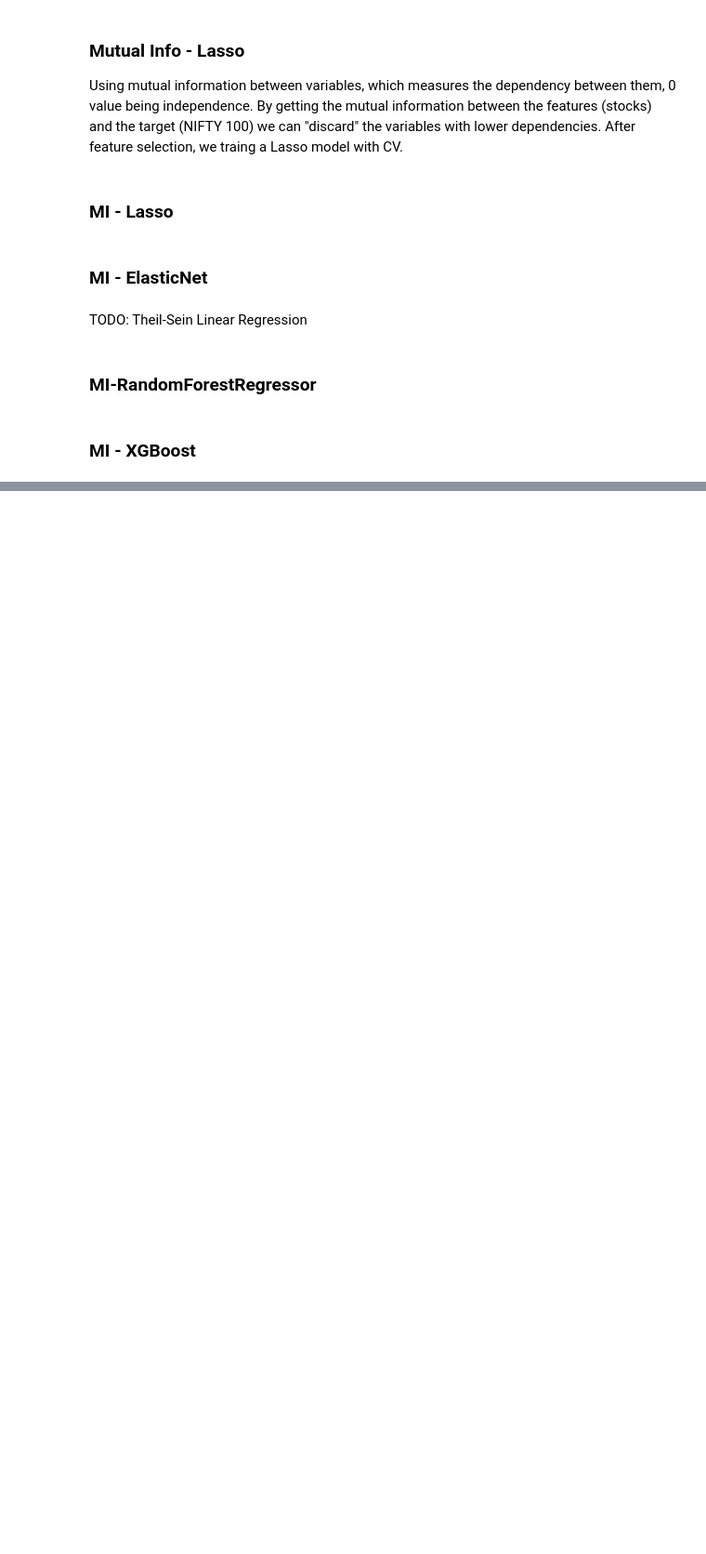
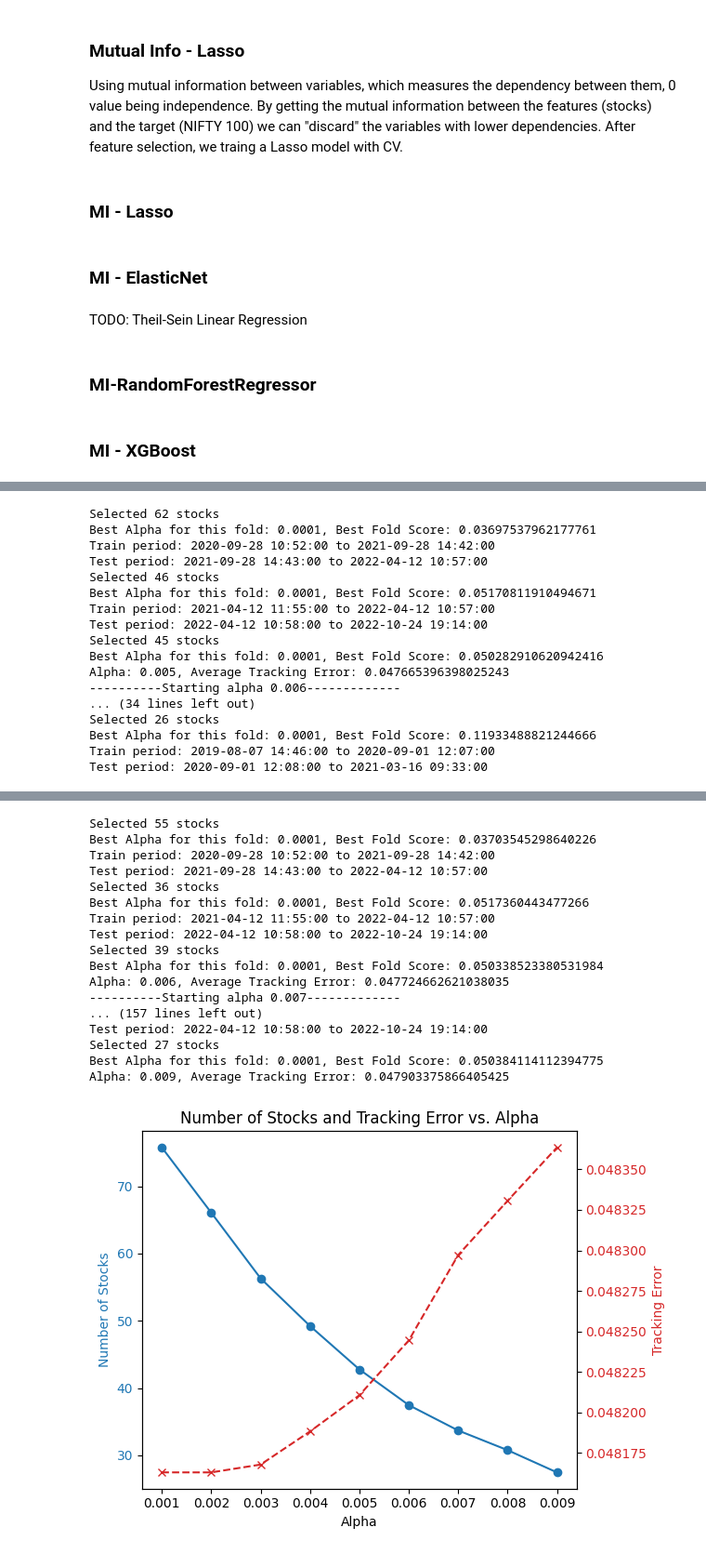
Before and after one commit to dbriito13/CSCA5622, a Jupyter notebook: nifty-50-partial-replication.ipynb, the cells around one changed output, grey strips where cells are left out. Shown: that part at 93% size. Cells and saved outputs as stored; diff of their text form; code cells hidden in the pictures; blank space fills up the shorter version.

```diff
--- a/nifty-50-partial-replication.ipynb
+++ b/nifty-50-partial-replication.ipynb
@@ -711,3 +711,6 @@ df_total_returns = df_total_z.pct_change().dropna()
 df_total_returns = 100*df_total_returns
 X = df_total_returns.drop(columns=['NIFTY_100'])
 y = df_total_returns['NIFTY_100']
+# %%
+Lasso_Lasso_plot(X,y)
+# %% [output]
@@ -713,0 +822,17 @@ y = df_total_returns['NIFTY_100']
+Selected 62 stocks
+Best Alpha for this fold: 0.0001, Best Fold Score: 0.03697537962177761
+Train period: 2020-09-28 10:52:00 to 2021-09-28 14:42:00
+Test period: 2021-09-28 14:43:00 to 2022-04-12 10:57:00
+Selected 46 stocks
+Best Alpha for this fold: 0.0001, Best Fold Score: 0.05170811910494671
+Train period: 2021-04-12 11:55:00 to 2022-04-12 10:57:00
+Test period: 2022-04-12 10:58:00 to 2022-10-24 19:14:00
+Selected 45 stocks
+Best Alpha for this fold: 0.0001, Best Fold Score: 0.050282910620942416
+Alpha: 0.005, Average Tracking Error: 0.047665396398025243
+----------Starting alpha 0.006-------------
+... (34 lines left out)
+Selected 26 stocks
+Best Alpha for this fold: 0.0001, Best Fold Score: 0.11933488821244666
+Train period: 2019-08-07 14:46:00 to 2020-09-01 12:07:00
+Test period: 2020-09-01 12:08:00 to 2021-03-16 09:33:00
@@ -714,3 +843,21 @@ y = df_total_returns['NIFTY_100']
+Selected 55 stocks
+Best Alpha for this fold: 0.0001, Best Fold Score: 0.03703545298640226
+Train period: 2020-09-28 10:52:00 to 2021-09-28 14:42:00
+Test period: 2021-09-28 14:43:00 to 2022-04-12 10:57:00
+Selected 36 stocks
+Best Alpha for this fold: 0.0001, Best Fold Score: 0.0517360443477266
+Train period: 2021-04-12 11:55:00 to 2022-04-12 10:57:00
+Test period: 2022-04-12 10:58:00 to 2022-10-24 19:14:00
+Selected 39 stocks
+Best Alpha for this fold: 0.0001, Best Fold Score: 0.050338523380531984
+Alpha: 0.006, Average Tracking Error: 0.047724662621038035
+----------Starting alpha 0.007-------------
+... (157 lines left out)
+Test period: 2022-04-12 10:58:00 to 2022-10-24 19:14:00
+Selected 27 stocks
+Best Alpha for this fold: 0.0001, Best Fold Score: 0.050384114112394775
+Alpha: 0.009, Average Tracking Error: 0.047903375866405425
+[figure, added]
 # %%
 MI_Lasso_plot(X,y)
 # %% [output]
```
Also changed, not shown: parts of 4 cells of this notebook.
